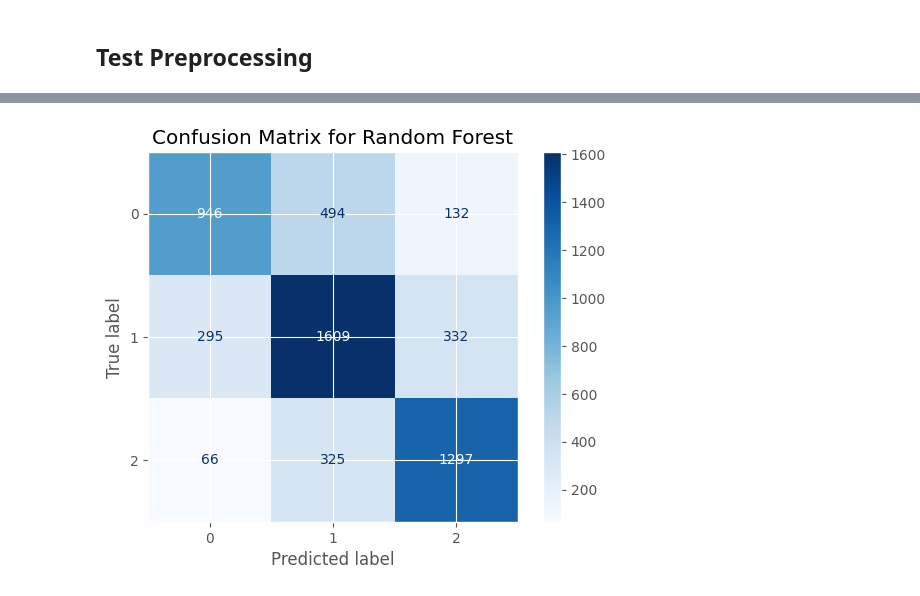
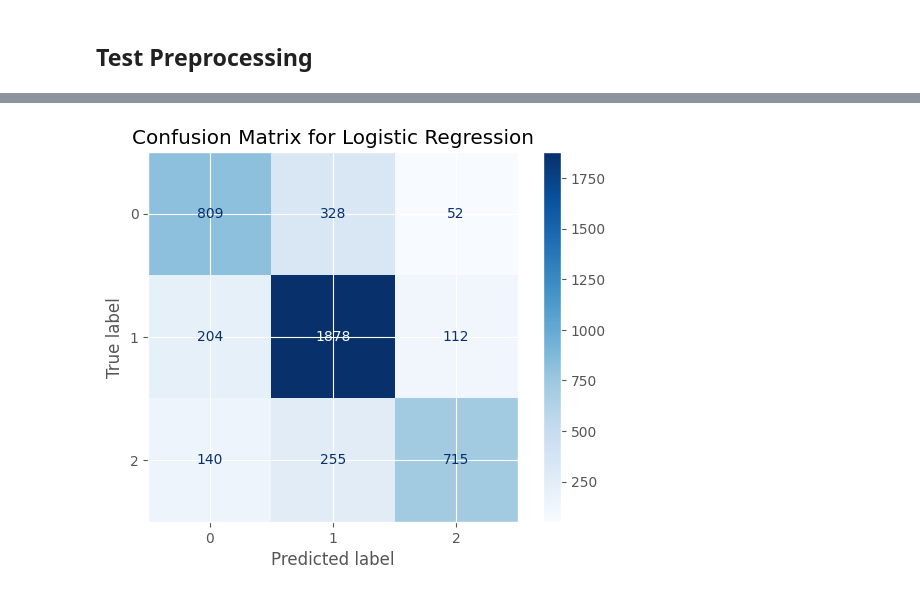
Before and after one commit to 4n1sh/AML, a Jupyter notebook: notebook/Untitled.ipynb, the cells around one changed output, grey strips where cells are left out. Saved outputs shown, nothing was run; the diff lists cells and outputs as text; code cells hidden in the pictures.

Commit message:
model training

```diff
--- a/notebook/Untitled.ipynb
+++ b/notebook/Untitled.ipynb
@@ -253,15 +302,10 @@ df.head()
 # %%
 vectorizer = TfidfVectorizer(max_features=5000)
-X_train_tfidf = vectorizer.fit_transform(X_train_rf)
-X_test_tfidf = vectorizer.transform(X_test_rf)
+X_train_tfidf = vectorizer.fit_transform(X_train)
+X_test_tfidf = vectorizer.transform(X_test)
 # %%
-from sklearn.ensemble import RandomForestClassifier
-rf_model = RandomForestClassifier(
-    n_estimators=100,      # Number of trees in the forest
-    max_depth=None,        # Allows trees to grow fully
-    random_state=42,
-    class_weight='balanced',
-  )
+from sklearn.linear_model import LogisticRegression
+lr = LogisticRegression()
 # %%
-rf_model.fit(X_train_tfidf, y_train_rf)
+lr.fit(X_train_tfidf, y_train)
 # %% [output]
@@ -269,5 +313,5 @@ RandomForestClassifier(class_weight='balanced', random_state=42)
 # %%
-y_pred_rf = rf_model.predict(X_test_tfidf)
+y_pred_lr = lr.predict(X_test_tfidf)
 # %%
 def display_classification_report(y_true, y_pred):
   print(classification_report(y_true, y_pred))
@@ -315,6 +379,6 @@ def display_confusion_matrix(y_true, y_pred, title=""):
   plt.title(f"Confusion Matrix for {title}")
   plt.show()
 # %%
-display_confusion_matrix(y_test_rf, y_pred_rf, title="Random Forest")
+display_confusion_matrix(y_test, y_pred_lr, title="Logistic Regression")
 # %% [output]
-[figure, old version]
+[figure, new version]
```
Also changed, not shown: parts of 32 cells of this notebook.
